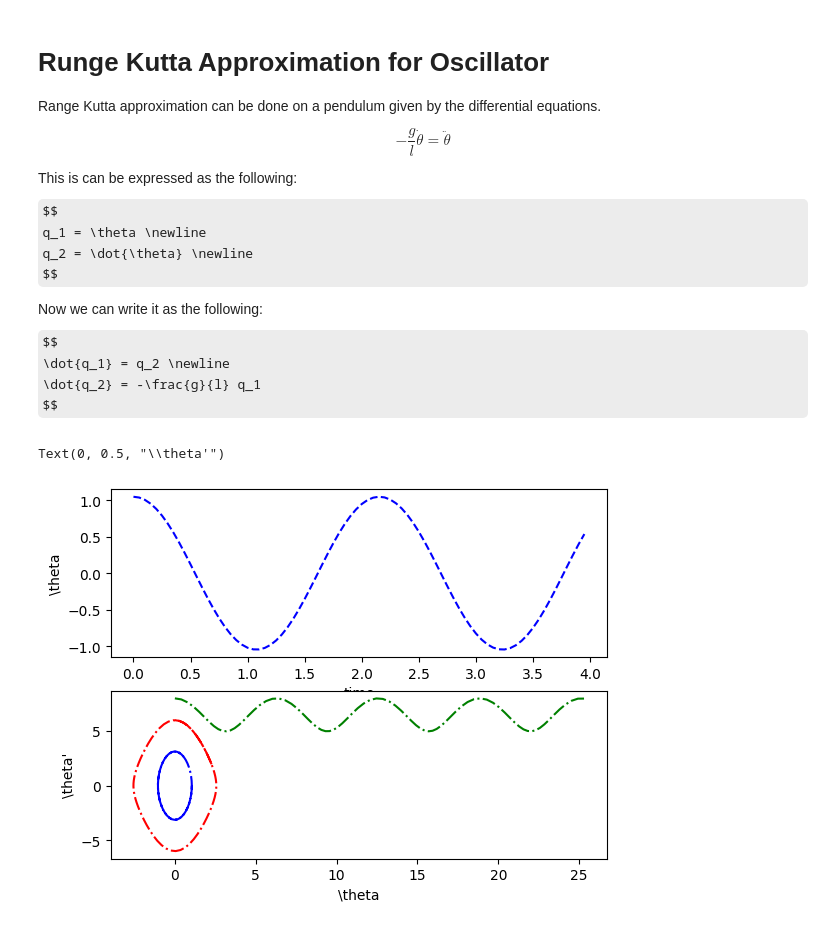
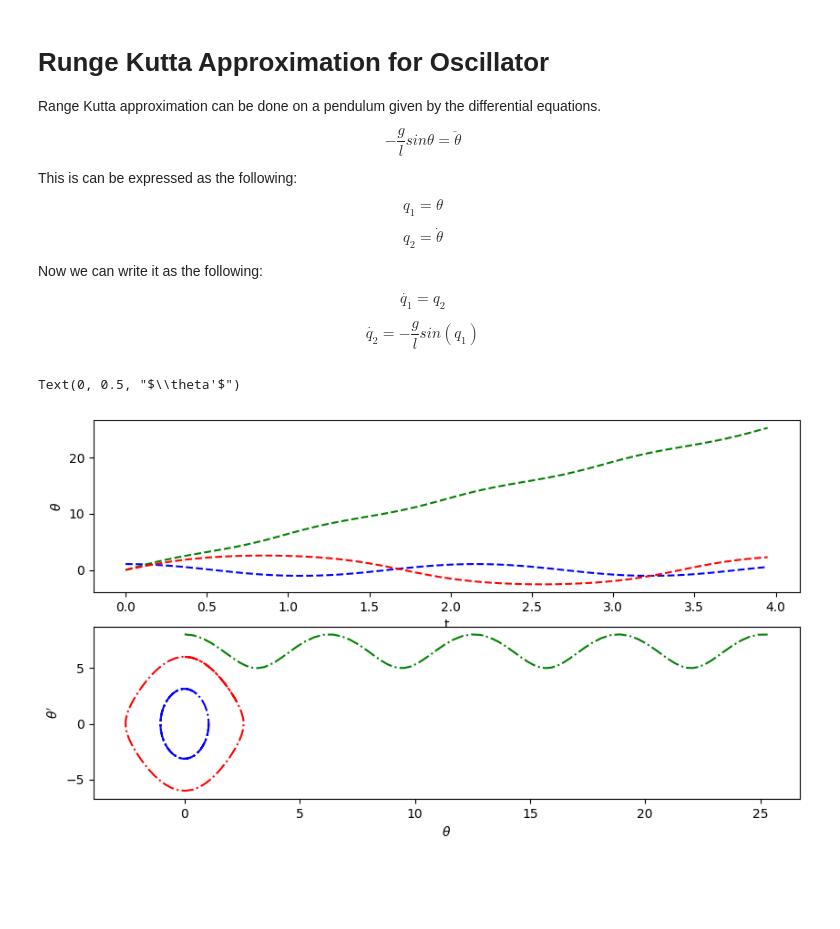
Before and after one commit to MandaKausthubh/Physics-Simulations, a Jupyter notebook: RungeKuttaMethod.ipynb, the cells around one changed output. Saved outputs shown, nothing was run; the diff lists cells and outputs as text; code cells hidden in the pictures; some formulas as TeX source; blank space fills up the shorter version.

```diff
--- a/RungeKuttaMethod.ipynb
+++ b/RungeKuttaMethod.ipynb
@@ -3,20 +3,24 @@
 
 Range Kutta approximation can be done on a pendulum given by the differential equations.
 $$
--\frac{g}{l} \dot{\theta} = \ddot{\theta}
+-\frac{g}{l} sin{\theta} = \ddot{\theta}
 $$
 
 This is can be expressed as the following:
 $$
-    q_1 = \theta \newline
-    q_2 = \dot{\theta} \newline
+    q_1 = \theta
+$$
+$$
+    q_2 = \dot{\theta}
 $$
 
 Now we can write it as the following:
 $$
-    \dot{q_1} = q_2 \newline
-    \dot{q_2} = -\frac{g}{l} q_1
+    \dot{q_1} = q_2
 $$
+$$
+    \dot{q_2} = -\frac{g}{l} sin(q_1)
+$$
 # %%
 # Importing the necessary Python libraries
 import numpy as np
@@ -34,37 +38,40 @@ def SimulatedFuncValues(x_values, h, q1_0, q2_0, differential):
     q2_val = np.zeros_like(x_values)
 
     q1_val[0] = q1_0
     q2_val[0] = q2_0
     for i in range(1, len(x_values)):
         k1 = differential(q1_val[i-1], q2_val[i-1], x_values[i-1])
         k2 = differential(q1_val[i-1] + (h/2)*k1["q1"] , q2_val[i-1] + (h/2)*k1["q2"],  x_values[i-1]+(h/2))
         k3 = differential(q1_val[i-1] + (h/2)*k2["q1"], q2_val[i-1] + (h/2)*k2["q2"], x_values[i-1]+(h/2))
         k4 = differential(q1_val[i-1] + h*k3["q1"] , q2_val[i-1] + (h)*k3["q2"], x_values[i-1]+h)
         q1_val[i] = q1_val[i-1] + ((k1["q1"] + 2*k2["q1"] + 2*k3["q1"] + k4["q1"])/6)*h
         q2_val[i] = q2_val[i-1] + ((k1["q2"] + 2*k2["q2"] + 2*k3["q2"] + k4["q2"])/6)*h
     return (q1_val, q2_val)
 
 x_values = np.arange(0,4,0.05)
 
-fig, ax = plt.subplots(2)
+fig, ax = plt.subplots(2, figsize=(10, 5.4))
 ax[0].plot(x_values, SimulatedFuncValues(x_values=x_values, h=0.05, q1_0=(mt.pi/3), q2_0=0, differential=DifferentialForPendulum)[0], '--b')
+ax[0].plot(x_values, SimulatedFuncValues(x_values=x_values, h=0.05, q1_0=0, q2_0=8, differential=DifferentialForPendulum)[0], '--g')
+ax[0].plot(x_values, SimulatedFuncValues(x_values=x_values, h=0.05, q1_0=0, q2_0=6, differential=DifferentialForPendulum)[0], '--r')
 ax[1].plot(
     SimulatedFuncValues(x_values=x_values, h=0.05, q1_0=(mt.pi/3), q2_0=0, differential=DifferentialForPendulum)[0],
     SimulatedFuncValues(x_values=x_values, h=0.05, q1_0=(mt.pi/3), q2_0=0, differential=DifferentialForPendulum)[1],
     '-.b')
 ax[1].plot(
     SimulatedFuncValues(x_values=x_values, h=0.05, q1_0=0, q2_0=8, differential=DifferentialForPendulum)[0],
     SimulatedFuncValues(x_values=x_values, h=0.05, q1_0=0, q2_0=8, differential=DifferentialForPendulum)[1],
     '-.g')
 ax[1].plot(
     SimulatedFuncValues(x_values=x_values, h=0.05, q1_0=0, q2_0=6, differential=DifferentialForPendulum)[0],
     SimulatedFuncValues(x_values=x_values, h=0.05, q1_0=0, q2_0=6, differential=DifferentialForPendulum)[1],
     '-.r')
 
-ax[0].set_xlabel("time")
-ax[0].set_ylabel(r"\theta")
-ax[1].set_xlabel(r"\theta")
-ax[1].set_ylabel(r"\theta'")
+ax[0].set_xlabel("t")
+ax[0].set_ylabel(r"$\theta$")
+ax[1].set_xlabel(r"$\theta$")
+ax[1].set_ylabel(r"$\theta'$")
+# ax[0].legend()
 # %% [output]
-Text(0, 0.5, "\\theta'")
+Text(0, 0.5, "$\\theta'$")
-[figure, old version]
+[figure, new version]
```
